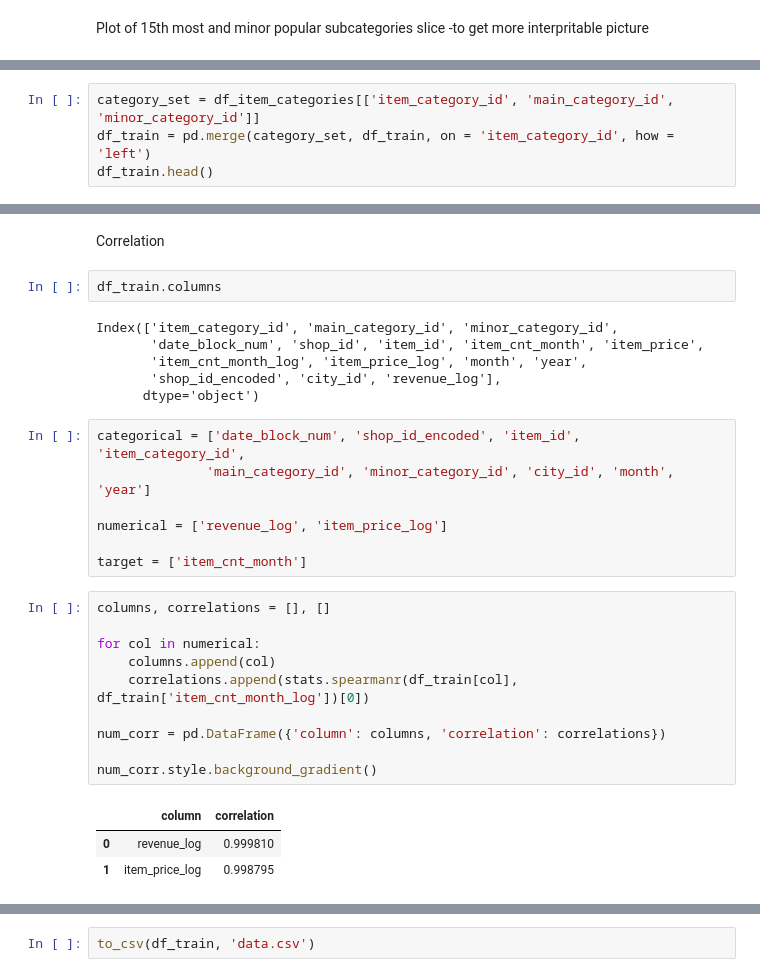
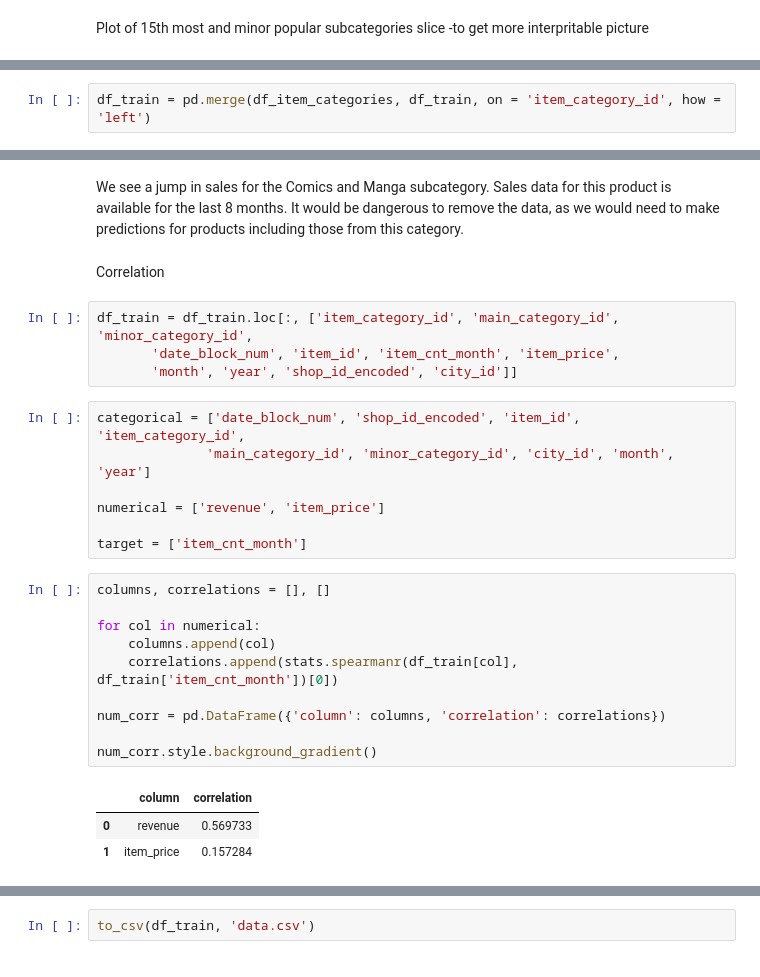
Before and after one commit to YPolina/Trainee, a Jupyter notebook: EDA.ipynb, the cells around one changed output, grey strips where cells are left out. Drawn from its saved outputs; the diff is of its cells as text.

```diff
--- a/EDA.ipynb
+++ b/EDA.ipynb
@@ -562,4 +425,0 @@ The slice with the lowest sales included printed products from the category 'К
-# %%
-category_set = df_item_categories[['item_category_id', 'main_category_id', 'minor_category_id']]
-df_train = pd.merge(category_set, df_train, on = 'item_category_id', how = 'left')
-df_train.head()
@@ -631,0 +459,2 @@ For all subcategories we see seasonality. Changes during the full-period are dif
+# %%
+df_train = pd.merge(df_item_categories, df_train, on = 'item_category_id', how = 'left')
@@ -632,33 +561,31 @@ For all subcategories we see seasonality. Changes during the full-period are dif
+# %% [markdown]
+We see a jump in sales for the Comics and Manga subcategory. Sales data for this product is available for the last 8 months. It would be dangerous to remove the data, as we would need to make predictions for products including those from this category.
 # %% [markdown]
 Correlation
-# %%
-df_train.columns
-# %% [output]
-Index(['item_category_id', 'main_category_id', 'minor_category_id',
-       'date_block_num', 'shop_id', 'item_id', 'item_cnt_month', 'item_price',
-       'item_cnt_month_log', 'item_price_log', 'month', 'year',
-       'shop_id_encoded', 'city_id', 'revenue_log'],
-      dtype='object')
+# %%
+df_train = df_train.loc[:, ['item_category_id', 'main_category_id', 'minor_category_id',
+       'date_block_num', 'item_id', 'item_cnt_month', 'item_price',
+       'month', 'year', 'shop_id_encoded', 'city_id']]
 # %%
 categorical = ['date_block_num', 'shop_id_encoded', 'item_id', 'item_category_id',
               'main_category_id', 'minor_category_id', 'city_id', 'month', 'year']
 
-numerical = ['revenue_log', 'item_price_log']
+numerical = ['revenue', 'item_price']
 
 target = ['item_cnt_month']
 # %%
 columns, correlations = [], []
 
 for col in numerical:
     columns.append(col)
-    correlations.append(stats.spearmanr(df_train[col], df_train['item_cnt_month_log'])[0])
+    correlations.append(stats.spearmanr(df_train[col], df_train['item_cnt_month'])[0])
 
 num_corr = pd.DataFrame({'column': columns, 'correlation': correlations})
 
 num_corr.style.background_gradient()
 # %% [output]
 |  | column | correlation |
-| 0 | revenue_log | 0.999810 |
-| 1 | item_price_log | 0.998795 |
+| 0 | revenue | 0.569733 |
+| 1 | item_price | 0.157284 |
 # %%
 for category in categorical:
```
Also changed, not shown: parts of 135 cells of this notebook.
